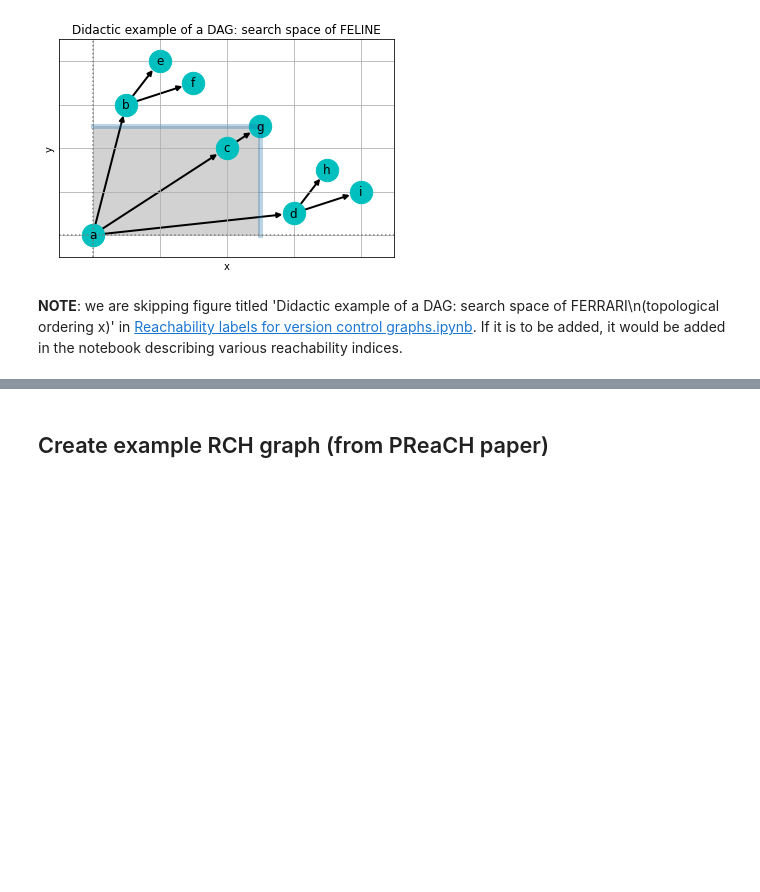
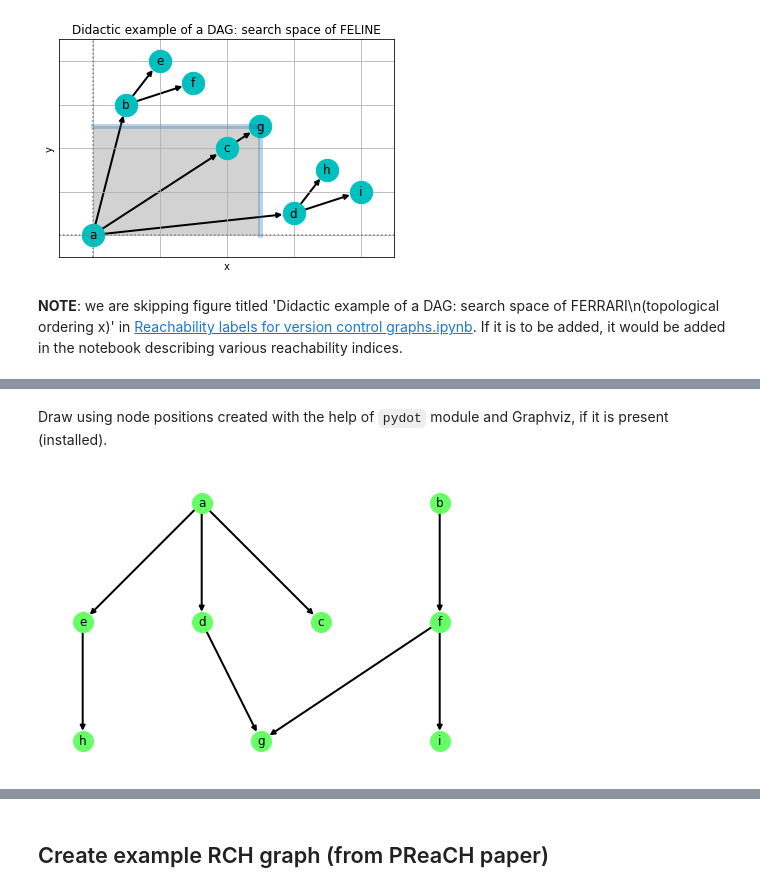
Before and after one commit to jnareb/git-commit-graph-ext, a Jupyter notebook: 03_example_graphs.ipynb, the cells around one changed output, grey strips where cells are left out. Drawn from its saved outputs; the diff is of its cells as text; code cells hidden in the pictures; blank space fills up the shorter version.

```diff
--- a/03_example_graphs.ipynb
+++ b/03_example_graphs.ipynb
@@ -329,0 +446,14 @@ nx.draw_networkx(de,pos=de.pos,
+# %% [markdown]
+Draw using node positions created with the help of `pydot` module and Graphviz, if it is present (installed).
+# %%
+try:
+    import pydot
+
+    lf=levels_DAG_FELINE()
+    pos=nx.drawing.nx_pydot.pydot_layout(lf, prog='dot')
+    nx.draw(lf, pos=pos, with_labels=True,
+            node_size=400,width=2.0,node_color='#66ff66')
+except ModuleNotFoundError:
+    print("'pydot' module not installed")
+# %% [output]
+[figure, added]
```
Also changed, not shown: parts of 14 cells of this notebook, 3 other files.
